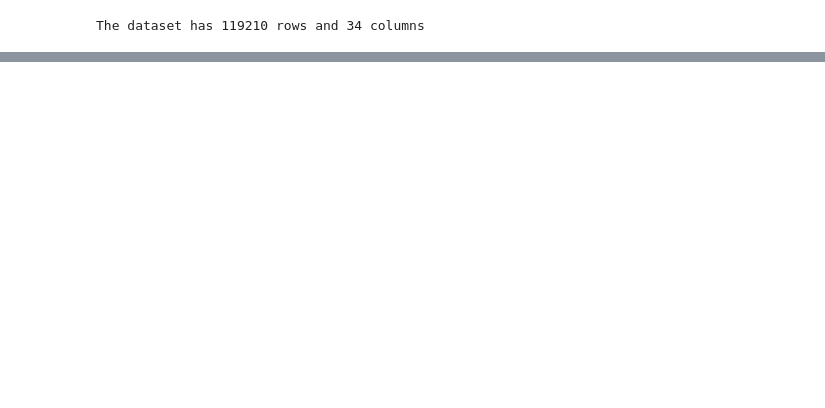
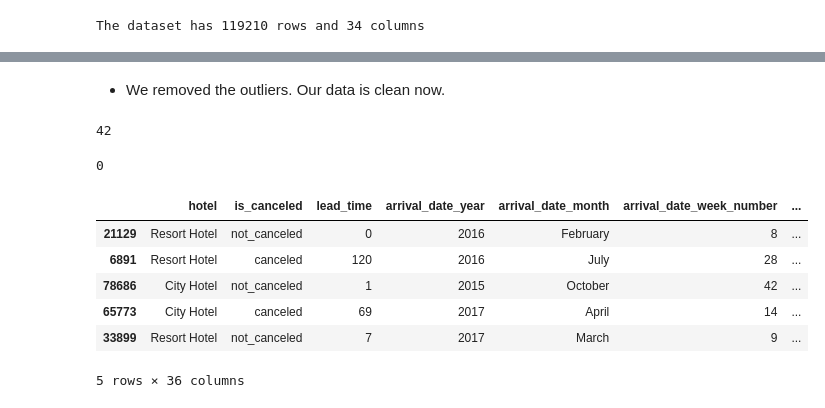
Before and after one commit to Omkar-184/Hotel_Booking_Analysis, a Jupyter notebook: Hotel Booking Analysis - Capstone Project.ipynb, the cells around one changed output, grey strips where cells are left out. Drawn from its saved outputs; the diff is of its cells as text; code cells hidden in the pictures; blank space fills up the shorter version.

```diff
--- a/Hotel Booking Analysis - Capstone Project.ipynb
+++ b/Hotel Booking Analysis - Capstone Project.ipynb
@@ -228,0 +318,2 @@ The dataset has 119210 rows and 34 columns
+# %% [markdown]
+* We removed the outliers. Our data is clean now.
@@ -228,0 +334,17 @@ The dataset has 119210 rows and 34 columns
+# %%
+print(len(data[data.duplicated()]))
+data= data.drop_duplicates()
+print(len(data[data.duplicated()]))
+# %% [output]
+42
+0
+# %%
+data.sample(5)
+# %% [output]
+|  | hotel | is_canceled | lead_time | arrival_date_year | arrival_date_month | arrival_date_week_number | ... |
+| 21129 | Resort Hotel | not_canceled | 0 | 2016 | February | 8 | ... |
+| 6891 | Resort Hotel | canceled | 120 | 2016 | July | 28 | ... |
+| 78686 | City Hotel | not_canceled | 1 | 2015 | October | 42 | ... |
+| 65773 | City Hotel | canceled | 69 | 2017 | April | 14 | ... |
+| 33899 | Resort Hotel | not_canceled | 7 | 2017 | March | 9 | ... |
+5 rows × 36 columns
```
Also changed, not shown: parts of 25 cells of this notebook.
